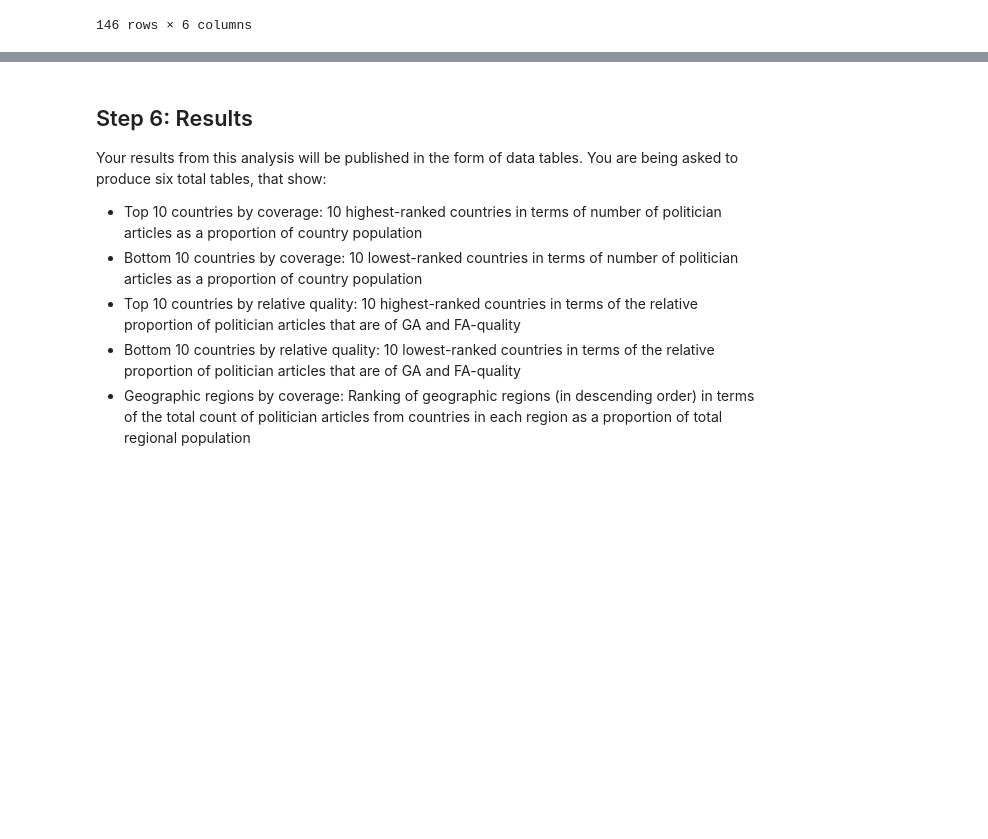
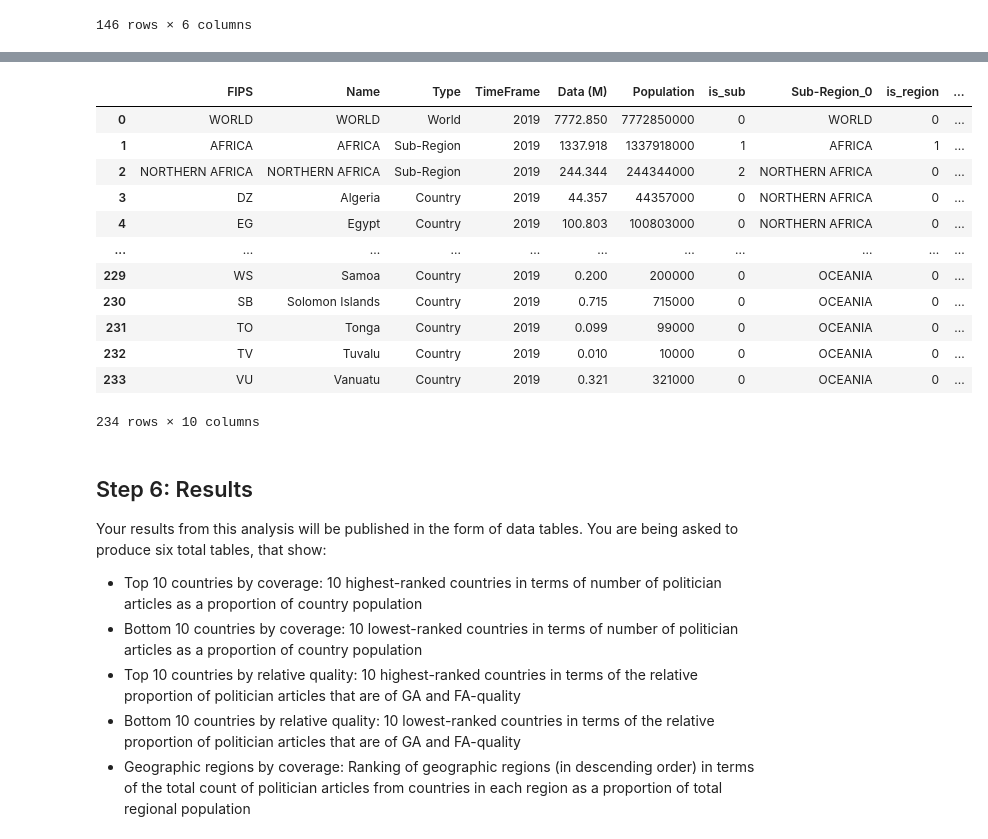
Before and after one commit to anushnap/data-512-a2, a Jupyter notebook: src/hcds-a2-bias.ipynb, the cells around one changed output, grey strips where cells are left out. Cells and saved outputs as stored; diff of their text form; code cells hidden in the pictures; blank space fills up the shorter version.

Commit message:
FINALLY got the region hierarchy

```diff
--- a/src/hcds-a2-bias.ipynb
+++ b/src/hcds-a2-bias.ipynb
@@ -340,0 +322,11 @@ region_hierarchy
+# %%
+original_population['is_sub'] = original_population['Name'].str.isupper() * original_population.index
+sub_i = original_population['is_sub'].expanding(1).apply(lambda x: np.max(x))
+original_population['Sub-Region_0'] = original_population.loc[sub_i, 'Name'].values
+original_population['Sub-Region_0'].unique()
+regions_1 = ['AFRICA', 'NORTHERN AMERICA', 'LATIN AMERICA AND THE CARIBBEAN', 'ASIA', 'EUROPE', 'OCEANIA']
+original_population['is_region'] = original_population['Name'].isin(regions_1) * original_population.index
+region_i = original_population['is_region'].expanding(1).apply(lambda x: np.max(x))
+original_population['Sub-Region_1'] = original_population.loc[region_i, 'Name'].values
+region_map = original_population.loc[(original_population['is_sub'] == 0) & (original_population['Name'] != 'WORLD'), ['Name', 'Sub-Region_0', 'Sub-Region_1']]
+region_map
@@ -341,3 +368,19 @@ region_hierarchy
+# %%
+original_population
+# %% [output]
+|  | FIPS | Name | Type | TimeFrame | Data (M) | Population | is_sub | Sub-Region_0 | is_region | ... |
+| 0 | WORLD | WORLD | World | 2019 | 7772.850 | 7772850000 | 0 | WORLD | 0 | ... |
+| 1 | AFRICA | AFRICA | Sub-Region | 2019 | 1337.918 | 1337918000 | 1 | AFRICA | 1 | ... |
+| 2 | NORTHERN AFRICA | NORTHERN AFRICA | Sub-Region | 2019 | 244.344 | 244344000 | 2 | NORTHERN AFRICA | 0 | ... |
+| 3 | DZ | Algeria | Country | 2019 | 44.357 | 44357000 | 0 | NORTHERN AFRICA | 0 | ... |
+| 4 | EG | Egypt | Country | 2019 | 100.803 | 100803000 | 0 | NORTHERN AFRICA | 0 | ... |
+| ... | ... | ... | ... | ... | ... | ... | ... | ... | ... | ... |
+| 229 | WS | Samoa | Country | 2019 | 0.200 | 200000 | 0 | OCEANIA | 0 | ... |
+| 230 | SB | Solomon Islands | Country | 2019 | 0.715 | 715000 | 0 | OCEANIA | 0 | ... |
+| 231 | TO | Tonga | Country | 2019 | 0.099 | 99000 | 0 | OCEANIA | 0 | ... |
+| 232 | TV | Tuvalu | Country | 2019 | 0.010 | 10000 | 0 | OCEANIA | 0 | ... |
+| 233 | VU | Vanuatu | Country | 2019 | 0.321 | 321000 | 0 | OCEANIA | 0 | ... |
+234 rows × 10 columns
 # %% [markdown]
 ## Step 6: Results
 
```
Also changed, not shown: parts of 6 cells of this notebook, 1 other file.
